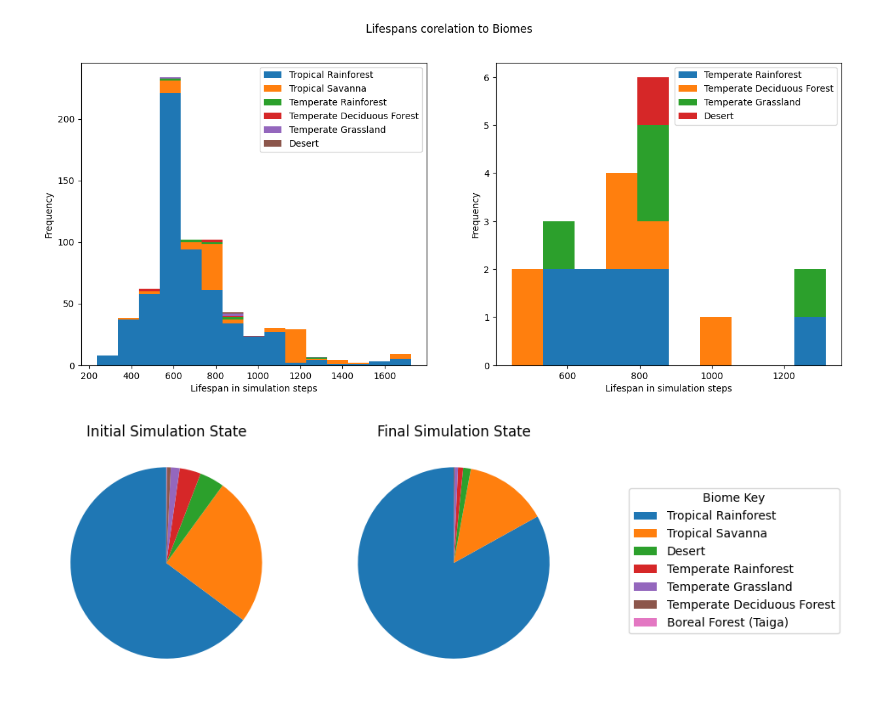
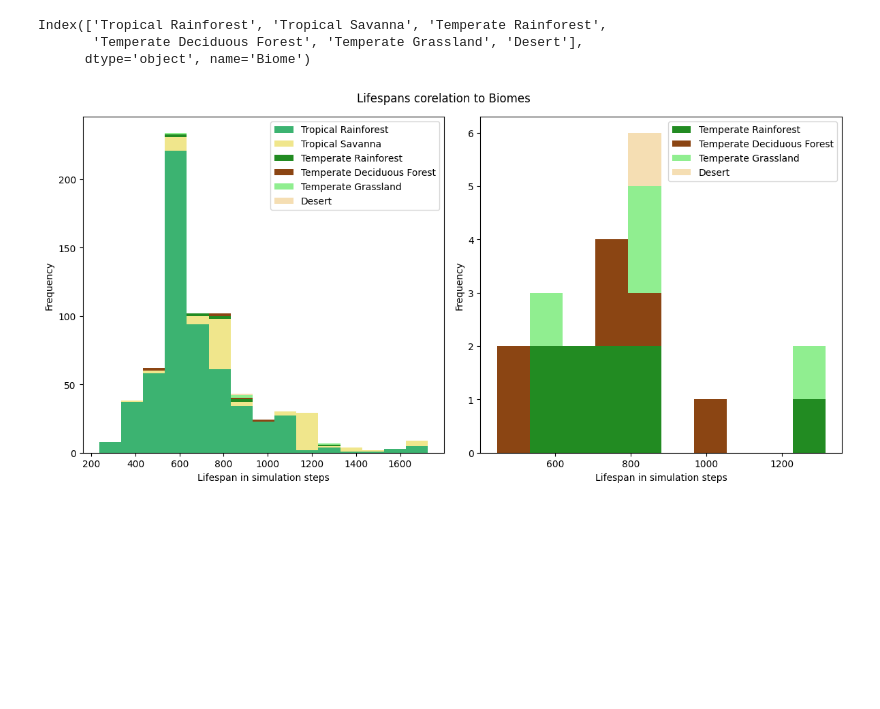
Before and after one commit to IanHornblower/CS-176-project, a Jupyter notebook: main.ipynb, the cells around one changed output. Saved outputs shown, nothing was run; the diff lists cells and outputs as text; code cells hidden in the pictures; blank space fills up the shorter version.

Commit message:
4 Graphs fully done

```diff
--- a/main.ipynb
+++ b/main.ipynb
@@ -40,63 +71,48 @@ dropped_col = ['Avatar', 'TileX', 'TileZ']
 inital_slice_1 = inital_slice_1.drop(columns=dropped_col)
 final_slice_1 = final_slice_1.drop(columns=dropped_col)
 
-merged_slices = pd.merge(inital_slice_1, final_slice_1, how='outer')
+merged_slices = pd.merge(inital_slice, final_slice_1, how='outer')
 
 #print(len(merged_slices))
 
 graph1 = merged_slices.copy()
 
 graph1 = graph1[graph1['Lifespan'] != 1000]
 
 pivoted_g1 = graph1.pivot(values='Lifespan', columns='Biome')
 
 non_nan_counts = pivoted_g1.notna().sum()
 sorted_columns = non_nan_counts.sort_values(ascending=False).index
 pivoted_g1 = pivoted_g1[sorted_columns]
 
 stacked_data = []
 
 for col in pivoted_g1:
     stacked_data.append(pivoted_g1[col][pivoted_g1[col].notna()])
 
-fig, axs = plt.subplots(ncols=2, figsize=(15, 6))
+fig, axs = plt.subplots(ncols=2, figsize=(12, 6))
 
 fig.suptitle('Lifespans corelation to Biomes')
 
-plt.setp(axs, xlabel='Lifespan in simulation steps')
-plt.setp(axs, ylabel='Frequency')
+plt.setp(axs[:2], xlabel='Lifespan in simulation steps')
+plt.setp(axs[:2], ylabel='Frequency')
 
-axs[0].hist(stacked_data, stacked=True, bins=15)
+colors = ['mediumseagreen', 'khaki', 'forestgreen', 'saddlebrown', 'lightgreen', 'wheat']
+
+axs[0].hist(stacked_data, stacked=True, bins=15, color=colors)
 axs[0].legend(labels=pivoted_g1.columns, loc='upper right')
 
 stacked_data_without_majority = stacked_data[2:]
 
-axs[1].hist(stacked_data_without_majority, stacked=True, bins=10)
+axs[1].hist(stacked_data_without_majority, stacked=True, bins=10, color=colors[2:])
 axs[1].legend(labels=pivoted_g1.columns[2:], loc='upper right')
 
+print(pivoted_g1.columns)
+
+plt.tight_layout()
 plt.show()
 # %% [output]
+Index(['Tropical Rainforest', 'Tropical Savanna', 'Temperate Rainforest',
+       'Temperate Deciduous Forest', 'Temperate Grassland', 'Desert'],
+      dtype='object', name='Biome')
-[figure, old version]
+[figure, new version]
-# %%
-# Pie Chart Visualization for biomes
-
-intial_counts = inital_slice['Biome'].value_counts() # this is a dict
-final_counts = final_slice['Biome'].value_counts() # this is a dict
-
-labels = list(intial_counts.keys())
-
-fig, axs = plt.subplots(1, 2, figsize=(8, 5))
-
-wedges, _ = axs[0].pie(
-    intial_counts, startangle=90
-)
-
-axs[1].pie(final_counts, startangle=90)
-
-axs[0].set_title('Initial Simulation State')
-axs[1].set_title('Final Simulation State')
-
-fig.legend(wedges, labels, title="Biome Key", loc="center right", bbox_to_anchor=(1, 0, 0.3, 1))
-plt.show()
-# %% [output]
-[figure, removed]
```
Also changed, not shown: parts of 8 cells of this notebook.
